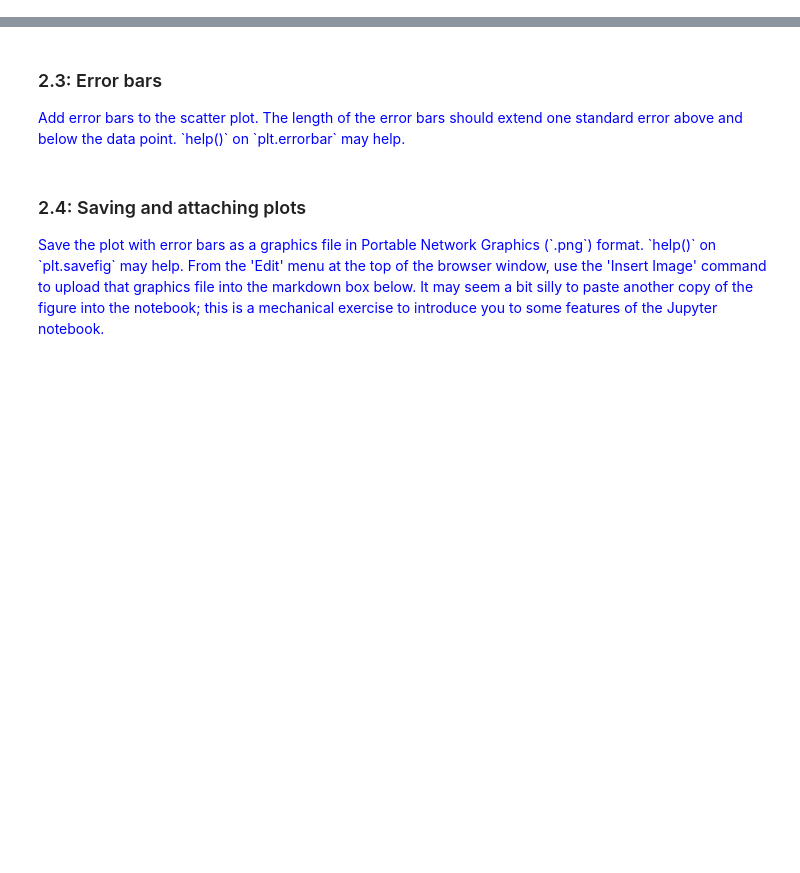
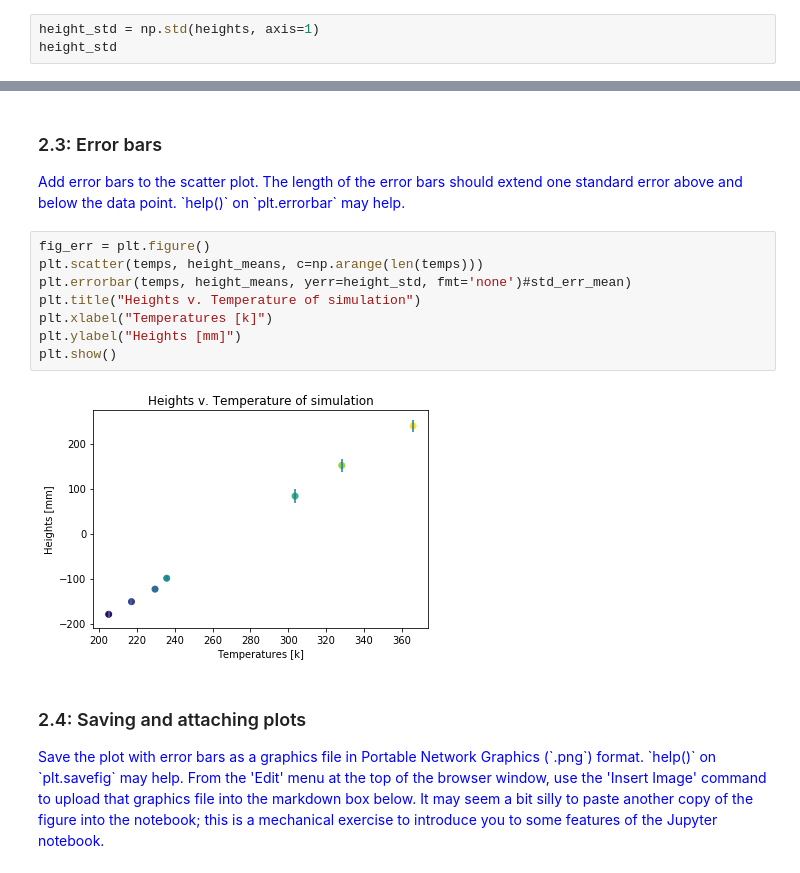
Before and after one commit to Allan-Perez/pysicslab, a Jupyter notebook: python/S1_PythonDataAnalysisGasThermometer_Script.ipynb, the cells around one changed output, grey strips where cells are left out. Drawn from its saved outputs; the diff is of its cells as text; blank space fills up the shorter version.

```diff
--- a/python/S1_PythonDataAnalysisGasThermometer_Script.ipynb
+++ b/python/S1_PythonDataAnalysisGasThermometer_Script.ipynb
@@ -132,3 +161,6 @@ help(np.mean)
 ### <a name="P1.4">1.4:</a> Standard deviations and standard errorrs
 
 <p style="color: blue">Calculate the standard deviations $s_{h_i}$ of the mercury heights for each temperature.  Look up the `help()` documentation for `np.std` and try to calculate all 7 standard deviations with a single command.</p>
+# %%
+height_std = np.std(heights, axis=1)
+height_std
@@ -161,6 +217,16 @@ import matplotlib.pyplot as plt
 ### <a name="P2.3">2.3:</a>  Error bars
 
 <p style="color: blue">Add error bars to the scatter plot.  The length of the error bars should extend one standard error above and below the data point.  `help()` on `plt.errorbar` may help.</p>
+# %%
+fig_err = plt.figure()
+plt.scatter(temps, height_means, c=np.arange(len(temps)))
+plt.errorbar(temps, height_means, yerr=height_std, fmt='none')#std_err_mean)
+plt.title("Heights v. Temperature of simulation")
+plt.xlabel("Temperatures [k]")
+plt.ylabel("Heights [mm]")
+plt.show()
+# %% [output]
+[figure, added]
 # %% [markdown]
 ### <a name="P2.4">2.4:</a>  Saving and attaching plots
 
```
Also changed, not shown: parts of 15 cells of this notebook.
